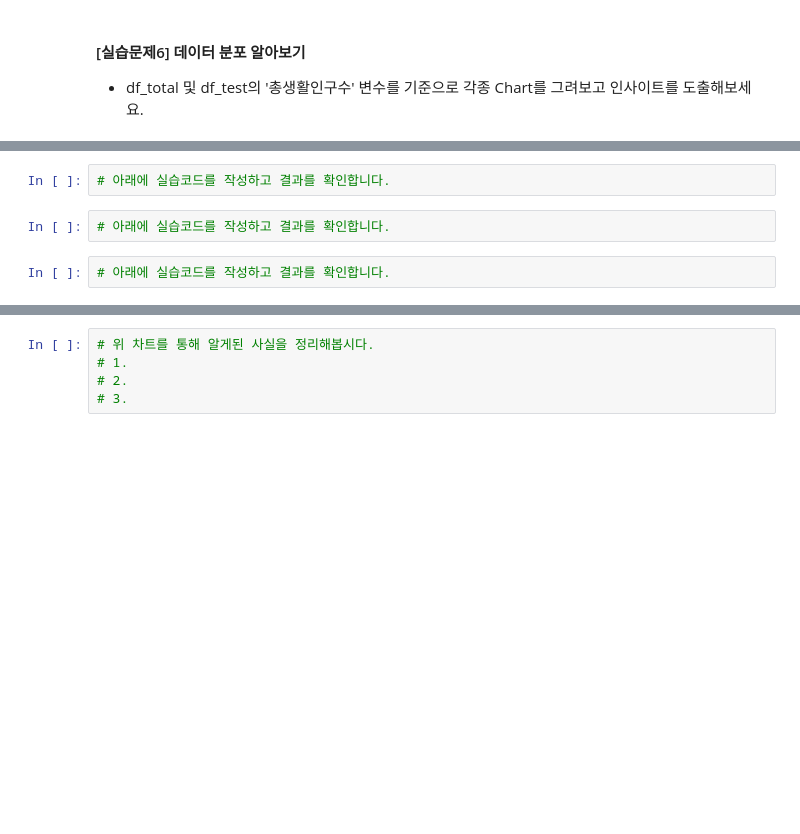
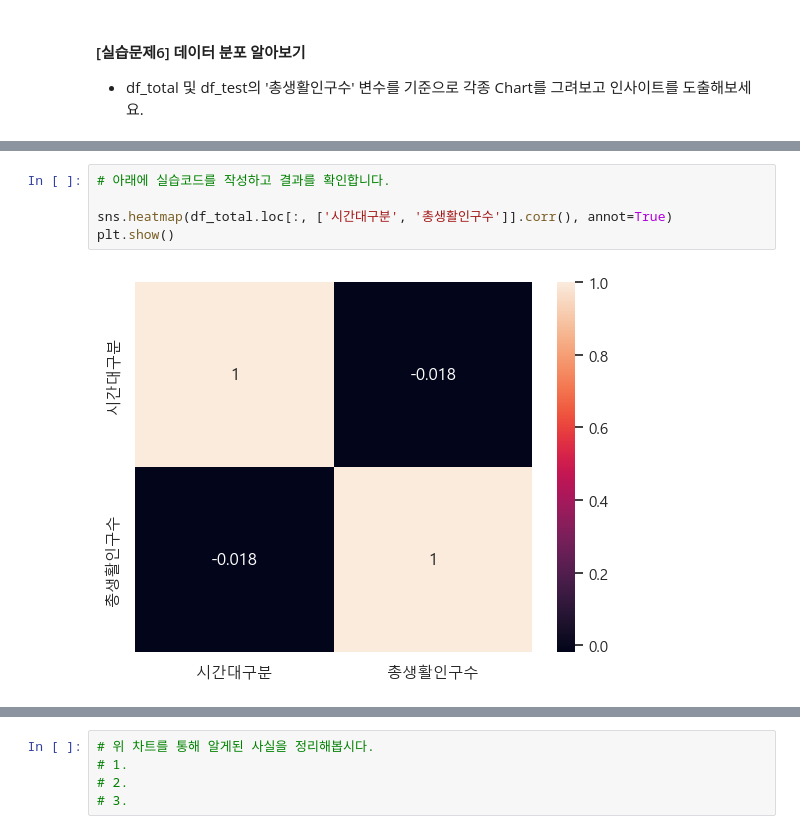
Before and after one commit to cyeongy/kt-aivle, a Jupyter notebook: mini_project5/1. 데이터 불러오기 및 분석(EDA)_5차_생활인구_실습파일.ipynb, the cells around one changed output, grey strips where cells are left out. Drawn from its saved outputs; the diff is of its cells as text; blank space fills up the shorter version.

```diff
--- a/mini_project5/1. 데이터 불러오기 및 분석(EDA)_5차_생활인구_실습파일.ipynb
+++ b/mini_project5/1. 데이터 불러오기 및 분석(EDA)_5차_생활인구_실습파일.ipynb
@@ -131,6 +352,7 @@ sns.set(font="Malgun Gothic",#"NanumGothicCoding",
 # %%
 # 아래에 실습코드를 작성하고 결과를 확인합니다.
+
+sns.heatmap(df_total.loc[:, ['시간대구분', '총생활인구수']].corr(), annot=True)
+plt.show()
+# %% [output]
+[figure, added]
-# %%
-# 아래에 실습코드를 작성하고 결과를 확인합니다.
-# %%
-# 아래에 실습코드를 작성하고 결과를 확인합니다.
```
Also changed, not shown: parts of 27 cells of this notebook, 3 other files.
